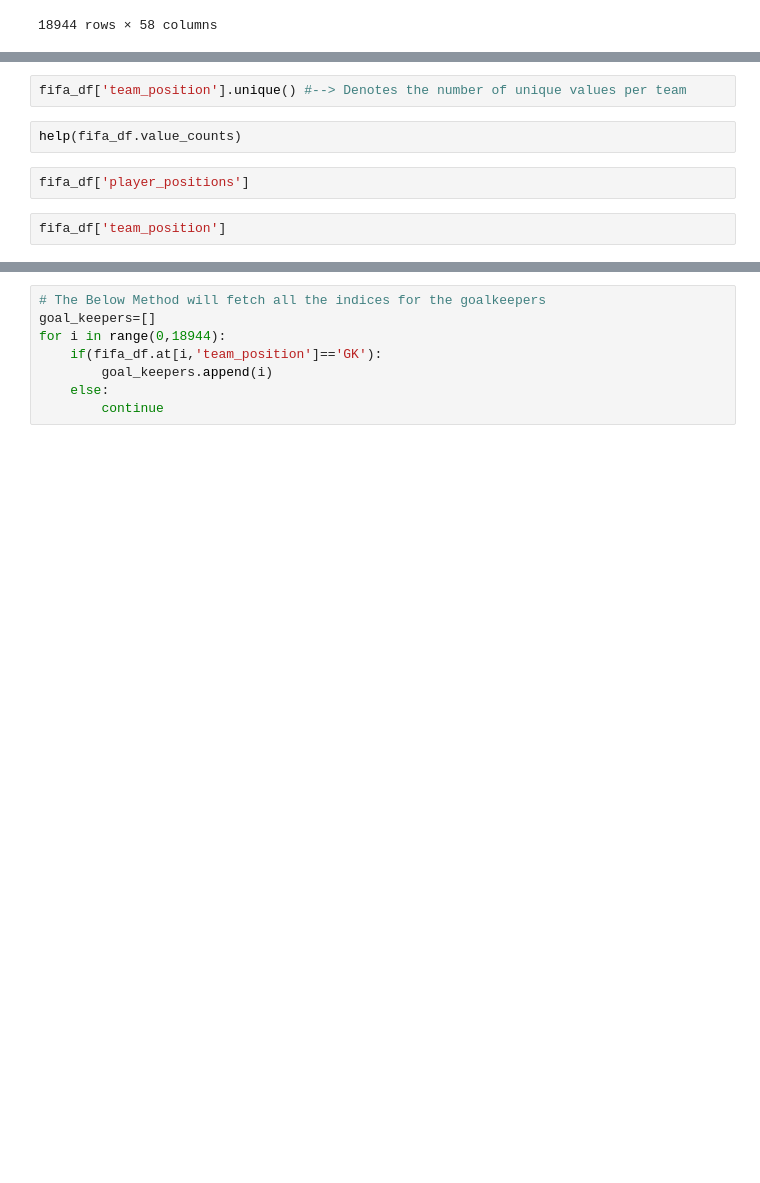
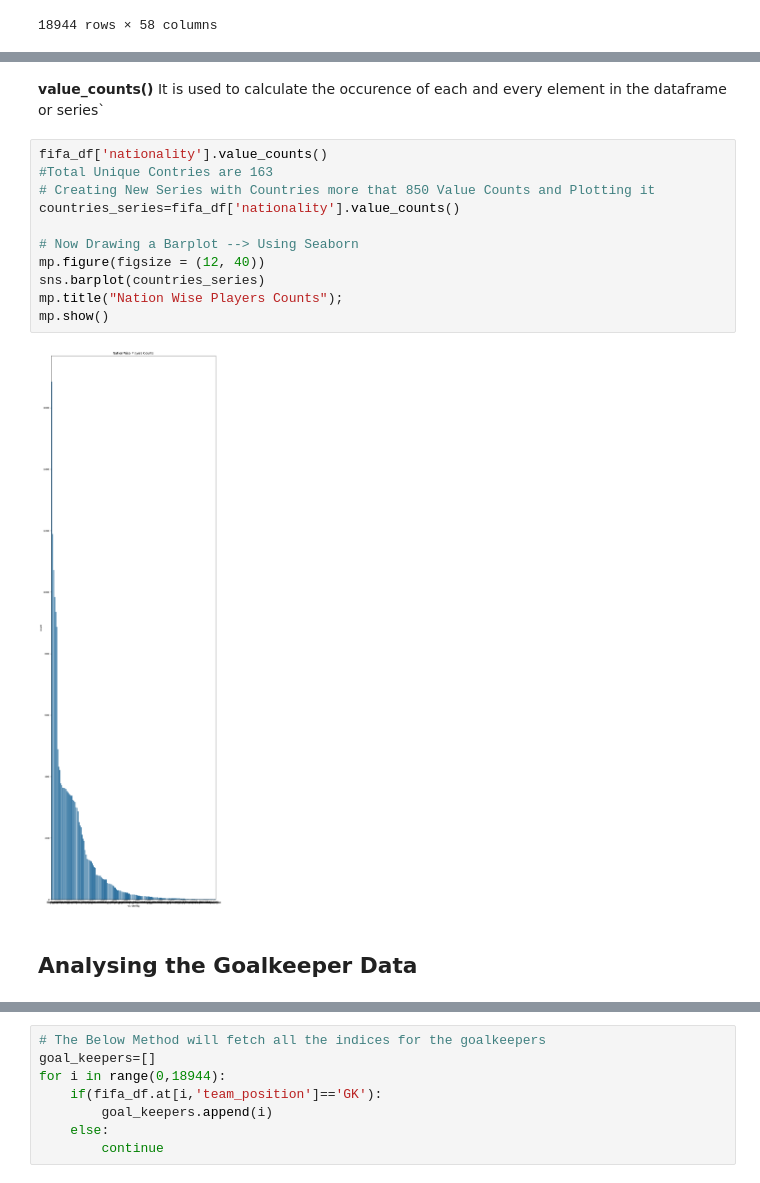
Before and after one commit to SianRods/Data-Science-ML, a Jupyter notebook: DJS Compute Taks/DJS-Compute_Tasks.ipynb, the cells around one changed output, grey strips where cells are left out. Saved outputs shown, nothing was run; the diff lists cells and outputs as text; blank space fills up the shorter version.

```diff
--- a/DJS Compute Taks/DJS-Compute_Tasks.ipynb
+++ b/DJS Compute Taks/DJS-Compute_Tasks.ipynb
@@ -210,10 +189,20 @@ fifa_df
-# %%
-fifa_df['team_position'].unique() #--> Denotes the number of unique values per team
-# %%
-help(fifa_df.value_counts)
-# %%
-fifa_df['player_positions']
-# %%
-fifa_df['team_position']
+# %% [markdown]
+**value_counts()**
+It is used to calculate the occurence of each and every element in the dataframe or series`
+# %%
+fifa_df['nationality'].value_counts()
+#Total Unique Contries are 163
+# Creating New Series with Countries more that 850 Value Counts and Plotting it
+countries_series=fifa_df['nationality'].value_counts()
+
+# Now Drawing a Barplot --> Using Seaborn
+mp.figure(figsize = (12, 40))
+sns.barplot(countries_series)
+mp.title("Nation Wise Players Counts");
+mp.show()
+# %% [output]
+[figure, added]
+# %% [markdown]
+## Analysing the Goalkeeper Data
 # %%
 (fifa_df.team_position == 'GK').sum()
```
Also changed, not shown: parts of 19 cells of this notebook.
